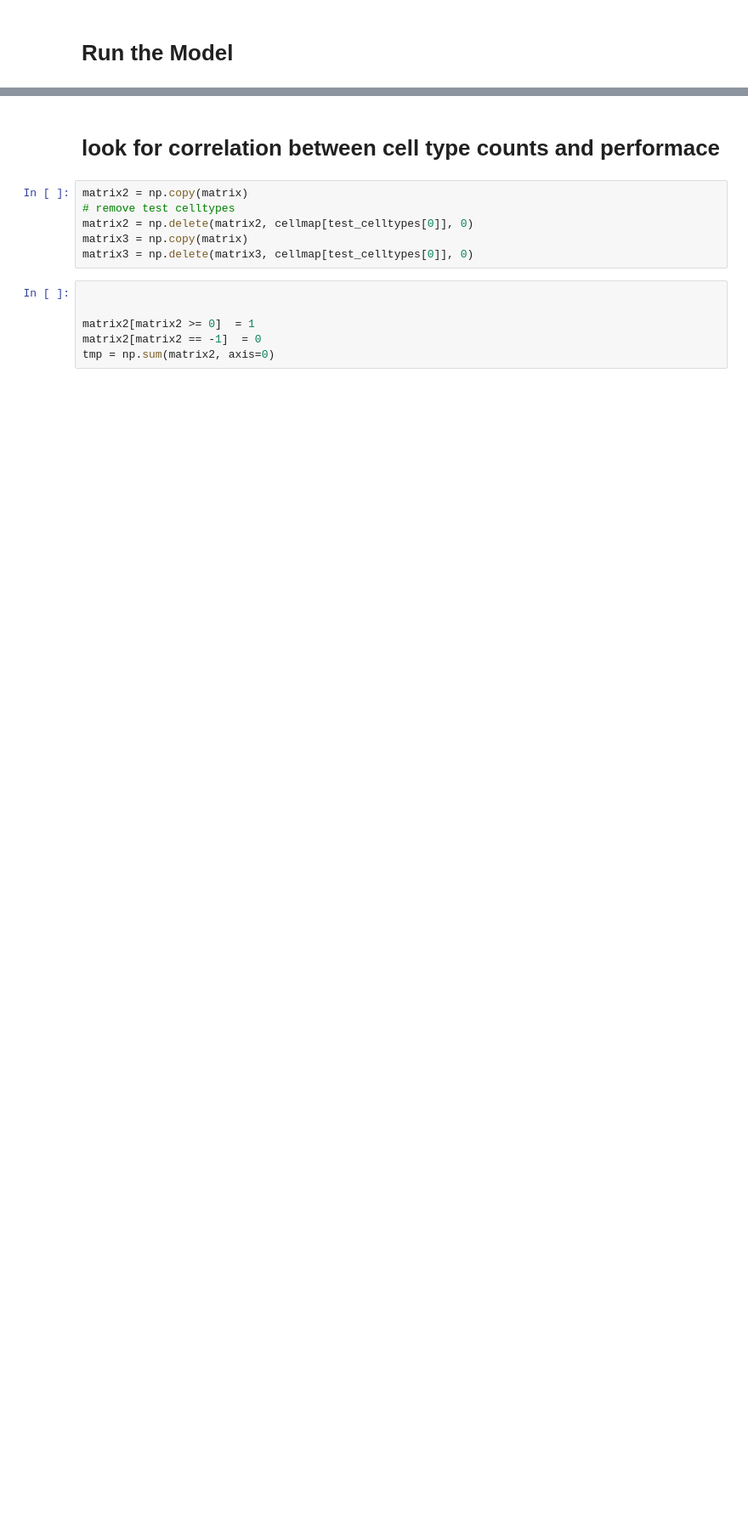
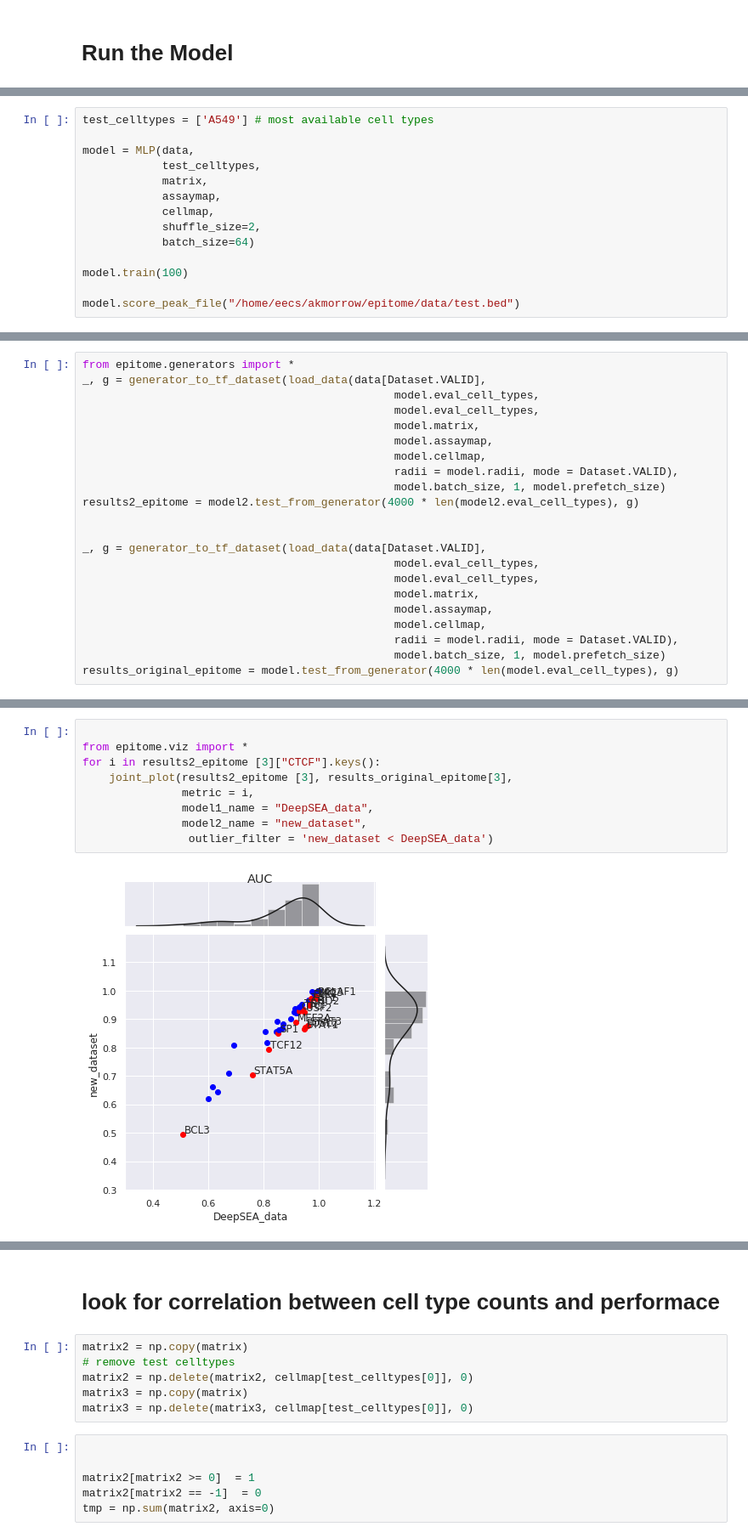
Before and after one commit to YosefLab/epitome, a Jupyter notebook: dnase/model_main.ipynb, the cells around one changed output, grey strips where cells are left out. Shown: that part at 85% size. Cells and saved outputs as stored; diff of their text form; blank space fills up the shorter version.

```diff
--- a/dnase/model_main.ipynb
+++ b/dnase/model_main.ipynb
@@ -302,0 +181,14 @@ cuda.close()
+# %%
+test_celltypes = ['A549'] # most available cell types
+
+model = MLP(data,
+            test_celltypes,
+            matrix,
+            assaymap,
+            cellmap,
+            shuffle_size=2,
+            batch_size=64)
+
+model.train(100)
+
+model.score_peak_file("/home/eecs/akmorrow/epitome/data/test.bed")
@@ -302,0 +223,22 @@ cuda.close()
+# %%
+from epitome.generators import *
+_, g = generator_to_tf_dataset(load_data(data[Dataset.VALID],
+                                               model.eval_cell_types,
+                                               model.eval_cell_types,
+                                               model.matrix,
+                                               model.assaymap,
+                                               model.cellmap,
+                                               radii = model.radii, mode = Dataset.VALID),
+                                               model.batch_size, 1, model.prefetch_size)
+results2_epitome = model2.test_from_generator(4000 * len(model2.eval_cell_types), g)
+
+
+_, g = generator_to_tf_dataset(load_data(data[Dataset.VALID],
+                                               model.eval_cell_types,
+                                               model.eval_cell_types,
+                                               model.matrix,
+                                               model.assaymap,
+                                               model.cellmap,
+                                               radii = model.radii, mode = Dataset.VALID),
+                                               model.batch_size, 1, model.prefetch_size)
+results_original_epitome = model.test_from_generator(4000 * len(model.eval_cell_types), g)
@@ -302,0 +254,11 @@ cuda.close()
+# %%
+
+from epitome.viz import *
+for i in results2_epitome [3]["CTCF"].keys():
+    joint_plot(results2_epitome [3], results_original_epitome[3],
+               metric = i,
+               model1_name = "DeepSEA_data",
+               model2_name = "new_dataset",
+                outlier_filter = 'new_dataset < DeepSEA_data')
+# %% [output]
+[figure, added]
```
Also changed, not shown: parts of 31 cells of this notebook, 18 other files.
